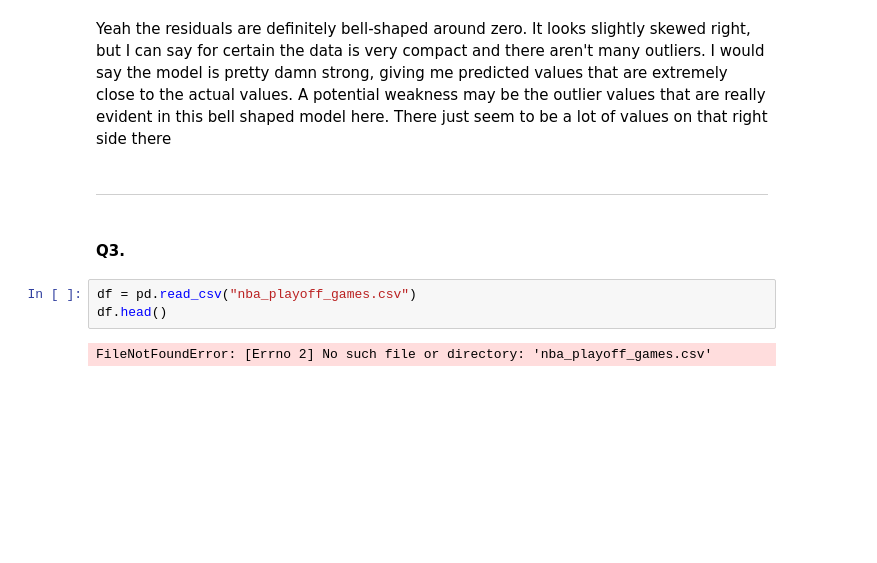
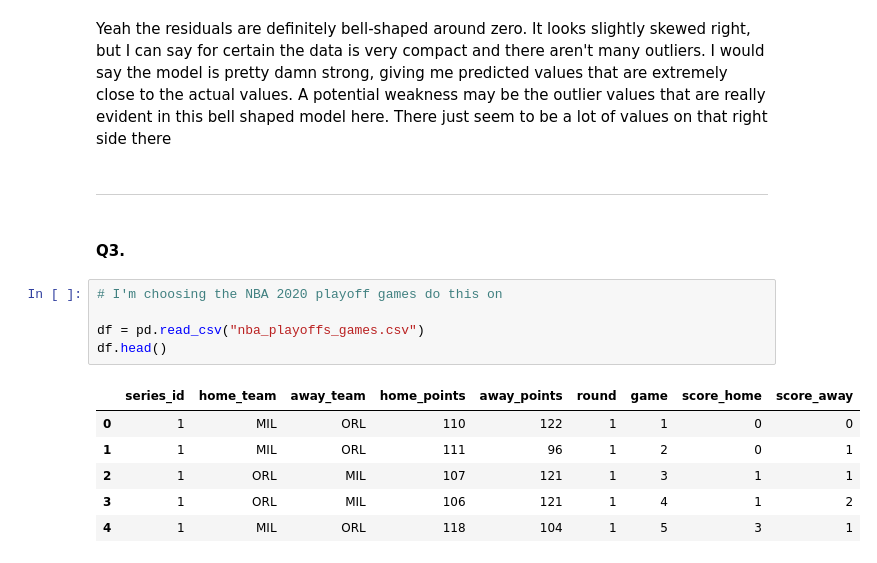
Before and after one commit to kylevogel/week_8, a Jupyter notebook: Lab4.ipynb, the cells around one changed output. Saved outputs shown, nothing was run; the diff lists cells and outputs as text; blank space fills up the shorter version.

```diff
--- a/Lab4.ipynb
+++ b/Lab4.ipynb
@@ -549,7 +549,14 @@ Yeah the residuals are definitely bell-shaped around zero. It looks slightly ske
 # %% [markdown]
 #### Q3.
 # %%
-df = pd.read_csv("nba_playoff_games.csv")
+# I'm choosing the NBA 2020 playoff games do this on
+
+df = pd.read_csv("nba_playoffs_games.csv")
 df.head()
 # %% [output]
-FileNotFoundError: [Errno 2] No such file or directory: 'nba_playoff_games.csv'
+|  | series_id | home_team | away_team | home_points | away_points | round | game | score_home | score_away |
+| 0 | 1 | MIL | ORL | 110 | 122 | 1 | 1 | 0 | 0 |
+| 1 | 1 | MIL | ORL | 111 | 96 | 1 | 2 | 0 | 1 |
+| 2 | 1 | ORL | MIL | 107 | 121 | 1 | 3 | 1 | 1 |
+| 3 | 1 | ORL | MIL | 106 | 121 | 1 | 4 | 1 | 2 |
+| 4 | 1 | MIL | ORL | 118 | 104 | 1 | 5 | 3 | 1 |
```
Also changed, not shown: parts of 15 cells of this notebook.
